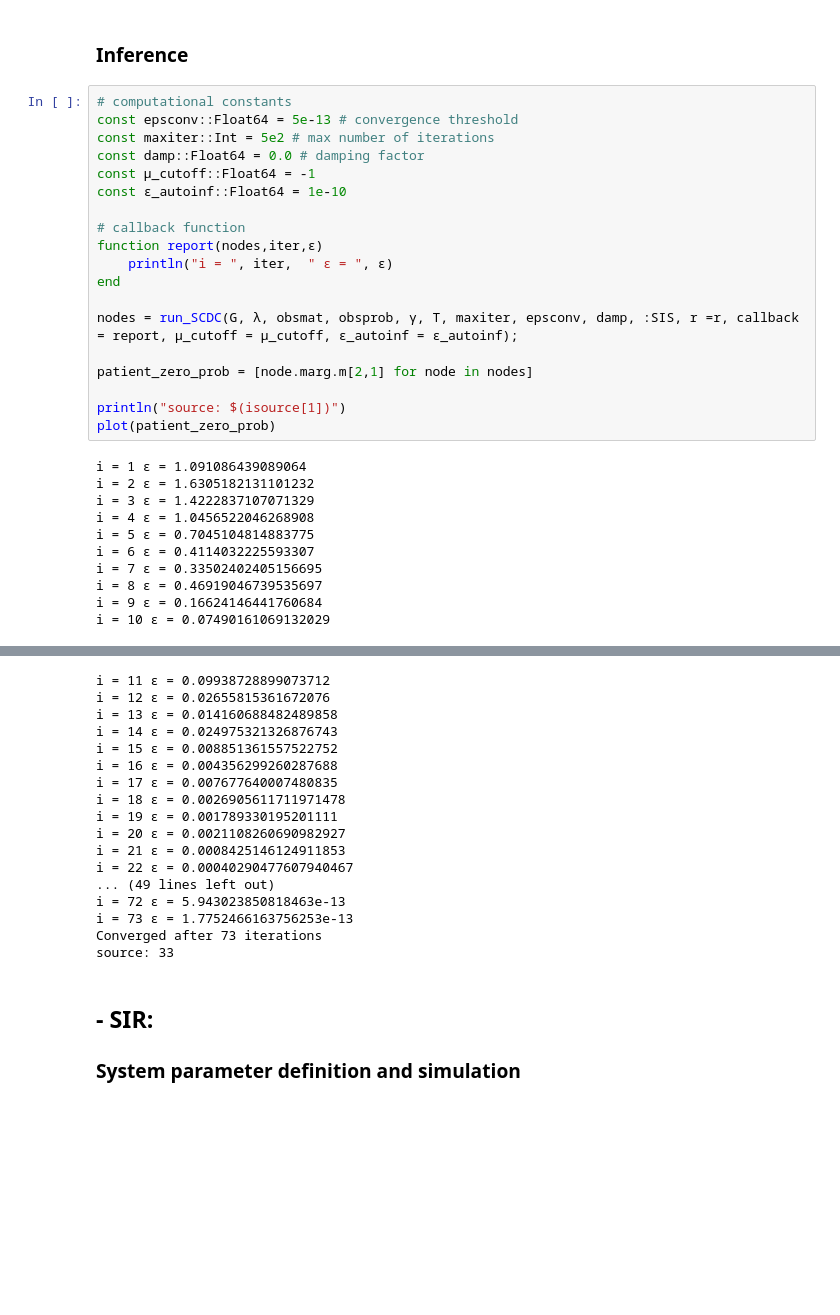
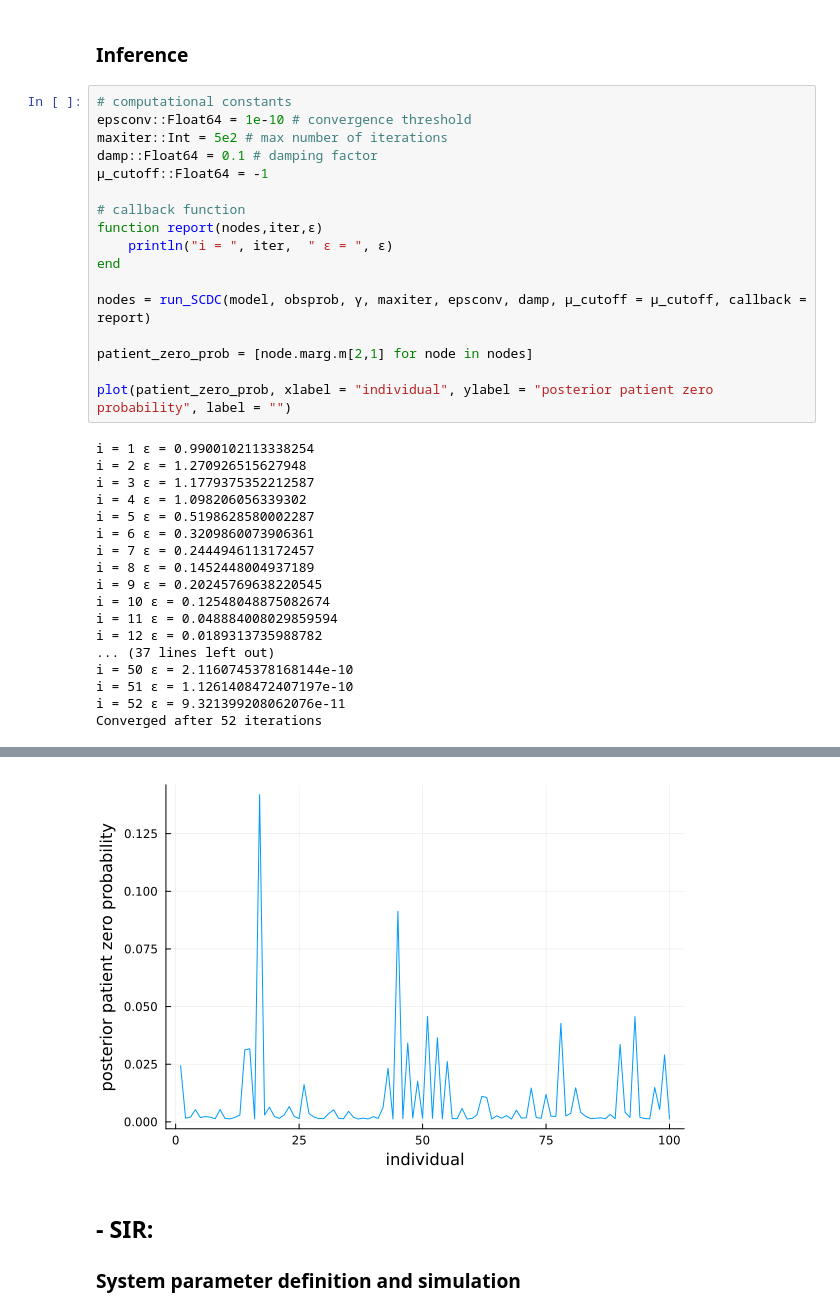
Before and after one commit to Mattiatarabolo/SmallCouplingDynamicCavity.jl, a Jupyter notebook: notebook/Tutorial.ipynb, the cells around one changed output, grey strips where cells are left out. Drawn from its saved outputs; the diff is of its cells as text; blank space fills up the shorter version.

```diff
--- a/notebook/Tutorial.ipynb
+++ b/notebook/Tutorial.ipynb
@@ -180,31 +176,36 @@ plot([nrI nrS], xlabel = "Days", ylabel = "", label = ["I" "S"])
 ### Inference
 # %%
 # computational constants
-const epsconv::Float64 = 5e-13 # convergence threshold
-const maxiter::Int = 5e2 # max number of iterations
-const damp::Float64 = 0.0 # damping factor
-const μ_cutoff::Float64 = -1
-const ε_autoinf::Float64 = 1e-10
+epsconv::Float64 = 1e-10 # convergence threshold
+maxiter::Int = 5e2 # max number of iterations
+damp::Float64 = 0.1 # damping factor
+μ_cutoff::Float64 = -1
 
 # callback function
 function report(nodes,iter,ε)
     println("i = ", iter,  " ε = ", ε)
 end
 
-nodes = run_SCDC(G, λ, obsmat, obsprob, γ, T, maxiter, epsconv, damp, :SIS, r =r, callback = report, μ_cutoff = μ_cutoff, ε_autoinf = ε_autoinf);
+nodes = run_SCDC(model, obsprob, γ, maxiter, epsconv, damp, μ_cutoff = μ_cutoff, callback = report)
 
 patient_zero_prob = [node.marg.m[2,1] for node in nodes]
 
-println("source: $(isource[1])")
-plot(patient_zero_prob)
+plot(patient_zero_prob, xlabel = "individual", ylabel = "posterior patient zero probability", label = "")
 # %% [output]
-i = 1 ε = 1.091086439089064
-i = 2 ε = 1.6305182131101232
-i = 3 ε = 1.4222837107071329
-i = 4 ε = 1.0456522046268908
-i = 5 ε = 0.7045104814883775
-i = 6 ε = 0.4114032225593307
-i = 7 ε = 0.33502402405156695
-i = 8 ε = 0.46919046739535697
-i = 9 ε = 0.16624146441760684
-i = 10 ε = 0.07490161069132029
+i = 1 ε = 0.9900102113338254
+i = 2 ε = 1.270926515627948
+i = 3 ε = 1.1779375352212587
+i = 4 ε = 1.098206056339302
+i = 5 ε = 0.5198628580002287
+i = 6 ε = 0.3209860073906361
+i = 7 ε = 0.2444946113172457
+i = 8 ε = 0.1452448004937189
+i = 9 ε = 0.20245769638220545
+i = 10 ε = 0.12548048875082674
+i = 11 ε = 0.048884008029859594
+i = 12 ε = 0.0189313735988782
+... (37 lines left out)
+i = 50 ε = 2.1160745378168144e-10
+i = 51 ε = 1.1261408472407197e-10
+i = 52 ε = 9.321399208062076e-11
+Converged after 52 iterations
@@ -212,20 +212,4 @@ WARNING: redefinition of constant epsconv. This may fail, cause incorrect answer
-i = 11 ε = 0.09938728899073712
-i = 12 ε = 0.02655815361672076
-i = 13 ε = 0.014160688482489858
-i = 14 ε = 0.024975321326876743
-i = 15 ε = 0.008851361557522752
-i = 16 ε = 0.004356299260287688
-i = 17 ε = 0.007677640007480835
-i = 18 ε = 0.0026905611711971478
-i = 19 ε = 0.001789330195201111
-i = 20 ε = 0.0021108260690982927
-i = 21 ε = 0.0008425146124911853
-i = 22 ε = 0.00040290477607940467
-... (49 lines left out)
-i = 72 ε = 5.943023850818463e-13
-i = 73 ε = 1.7752466163756253e-13
-Converged after 73 iterations
-source: 33
+[figure, added]
 # %% [markdown]
 ## - SIR:
 
```
Also changed, not shown: parts of 9 cells of this notebook, 10 other files.
